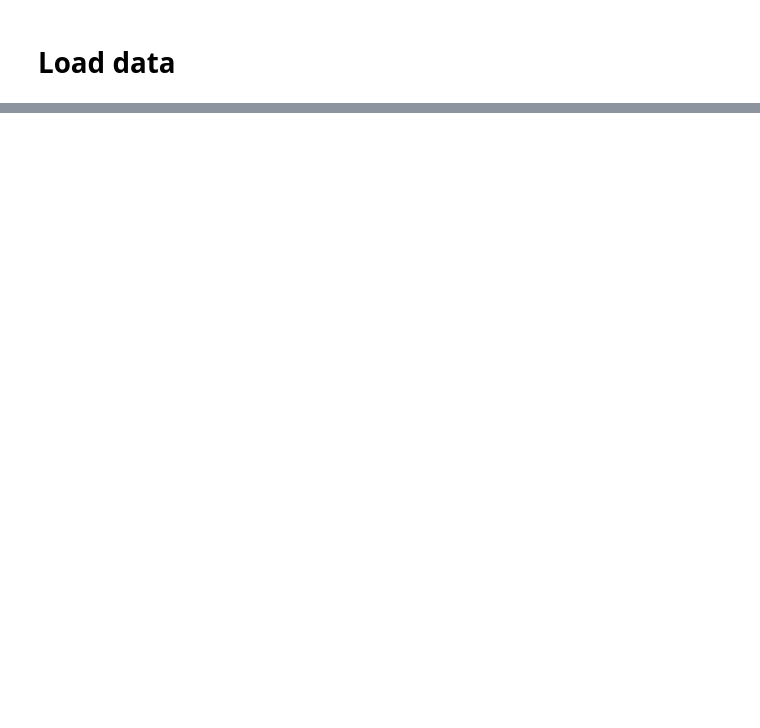
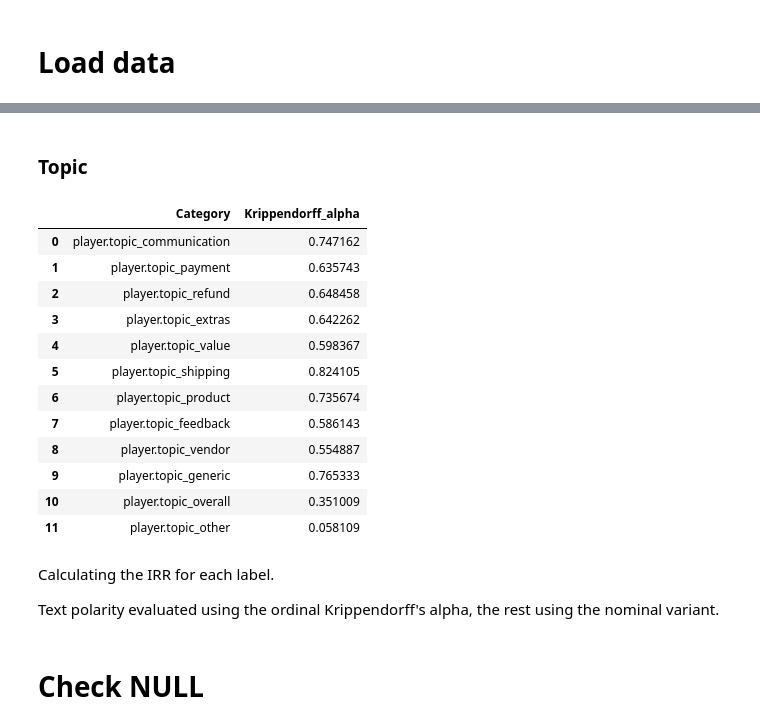
Before and after one commit to GregoryG3/Thesis, a Jupyter notebook: INITIALIZATION.ipynb, the cells around one changed output, grey strips where cells are left out. Saved outputs shown, nothing was run; the diff lists cells and outputs as text; code cells hidden in the pictures; blank space fills up the shorter version.

```diff
--- a/INITIALIZATION.ipynb
+++ b/INITIALIZATION.ipynb
@@ -115,0 +82,4 @@ test
+# %%
+sr_full_feedback = pd.read_csv(join(FEEDBACK_DIR,"sr_full_feedback_data.csv"), encoding='latin1')
+ab_full_feedback = pd.read_csv(join(FEEDBACK_DIR,"ab_full_feedback_data.csv"), encoding='latin1')
+ha_full_feedback = pd.read_csv(join(FEEDBACK_DIR,"ha_full_feedback_data.csv"), encoding='latin1')
@@ -116,3 +858,57 @@ test
+# %% [markdown]
+### Topic
+# %%
+topics =["player.topic_communication",
+        "player.topic_payment",
+        "player.topic_refund",
+        "player.topic_extras",
+        "player.topic_value",
+        "player.topic_shipping",
+        "player.topic_product",
+        "player.topic_feedback",
+        "player.topic_vendor",
+        "player.topic_generic",
+        "player.topic_overall",
+        "player.topic_other"]
+
+# Calculate Krippendorff's Alpha for each topic:
+alphas_topic = []
+
+for category in topics:
+    prepared_data = prepare_data_for_krippendorff(annotation_records, category)
+    # alpha_value = krippendorff.alpha(reliability_data=prepared_data.transpose(), level_of_measurement=measurement)
+    alpha_value = calculate_krippendorff_alpha(prepared_data, level_of_measurement='nominal')
+    alphas_topic.append(alpha_value)
+
+# DataFrame with the results
+irr_topics = pd.DataFrame({
+    'Category': topics,
+    'Krippendorff_alpha': alphas_topic
+})
+
+irr_topics
+# %% [output]
+|  | Category | Krippendorff_alpha |
+| 0 | player.topic_communication | 0.747162 |
+| 1 | player.topic_payment | 0.635743 |
+| 2 | player.topic_refund | 0.648458 |
+| 3 | player.topic_extras | 0.642262 |
+| 4 | player.topic_value | 0.598367 |
+| 5 | player.topic_shipping | 0.824105 |
+| 6 | player.topic_product | 0.735674 |
+| 7 | player.topic_feedback | 0.586143 |
+| 8 | player.topic_vendor | 0.554887 |
+| 9 | player.topic_generic | 0.765333 |
+| 10 | player.topic_overall | 0.351009 |
+| 11 | player.topic_other | 0.058109 |
+# %% [markdown]
+
+Calculating the IRR for each label.
+
+Text polarity evaluated using the ordinal Krippendorff's alpha, the rest
+using the nominal variant.
+# %% [markdown]
+# Check NULL
 # %%
 df_predict[df_predict['category'].isna()== True]
 # %% [output]
```
Also changed, not shown: parts of 70 cells of this notebook.
